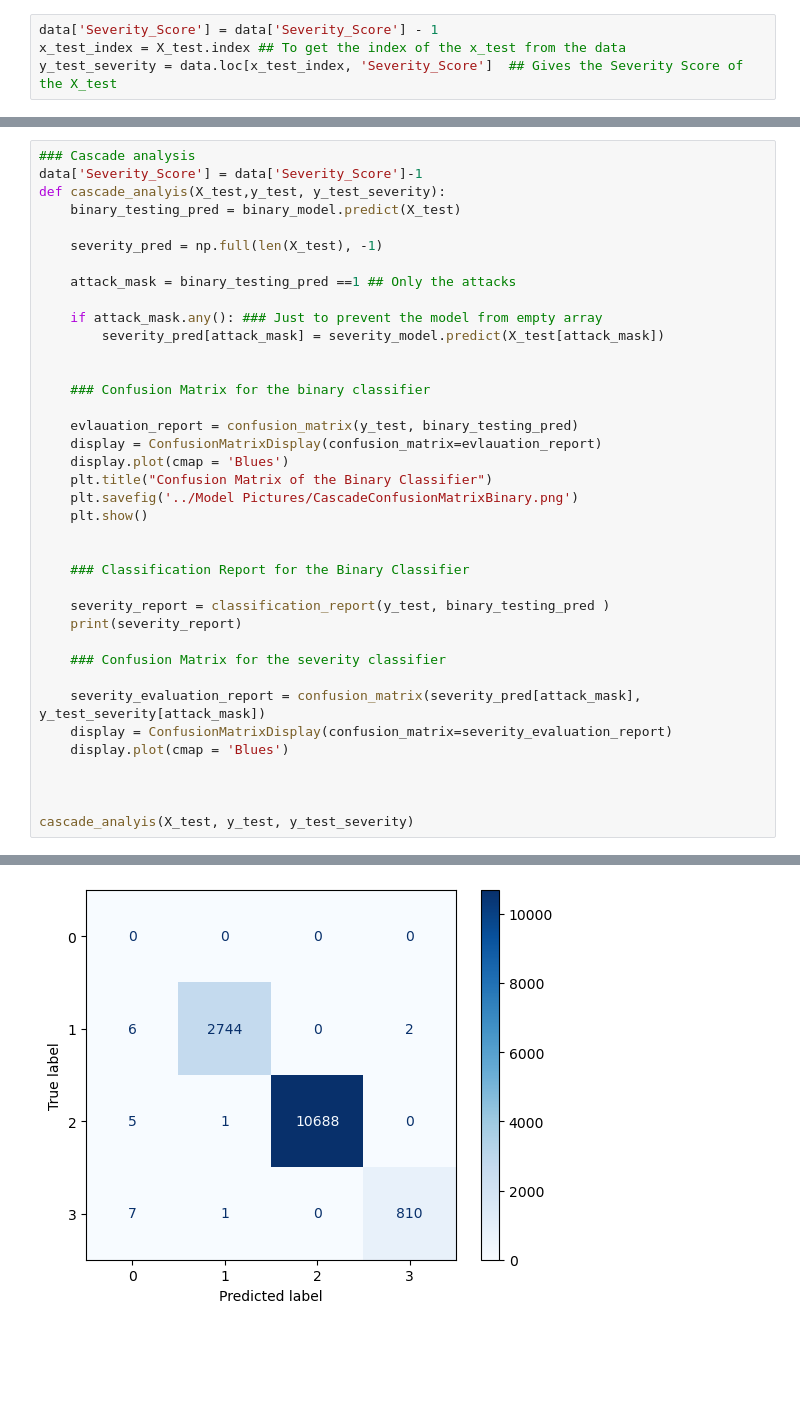
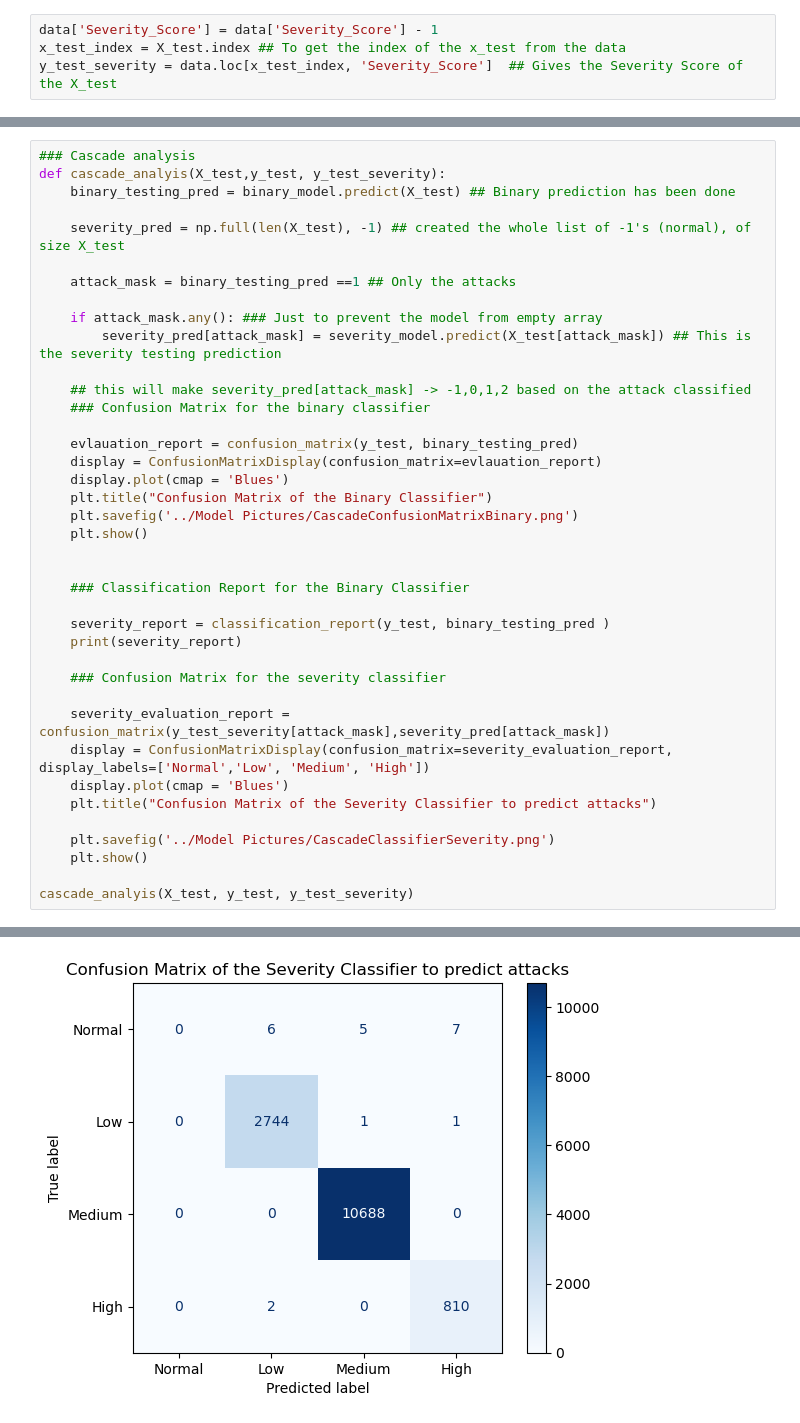
Before and after one commit to suzaladhikari/Network_Intrusion_Detector, a Jupyter notebook: cascadeclassifier/cascade.ipynb, the cells around one changed output, grey strips where cells are left out. Drawn from its saved outputs; the diff is of its cells as text; blank space fills up the shorter version.

Commit message:
the confusion matrix display image has been created for the severity classifier

```diff
--- a/cascadeclassifier/cascade.ipynb
+++ b/cascadeclassifier/cascade.ipynb
@@ -43,49 +47,50 @@ y_test_severity = data.loc[x_test_index, 'Severity_Score']  ## Gives the Severit
 # %%
 ### Cascade analysis
-data['Severity_Score'] = data['Severity_Score']-1
 def cascade_analyis(X_test,y_test, y_test_severity):
-    binary_testing_pred = binary_model.predict(X_test)
+    binary_testing_pred = binary_model.predict(X_test) ## Binary prediction has been done
 
-    severity_pred = np.full(len(X_test), -1)
+    severity_pred = np.full(len(X_test), -1) ## created the whole list of -1's (normal), of size X_test
 
     attack_mask = binary_testing_pred ==1 ## Only the attacks
 
     if attack_mask.any(): ### Just to prevent the model from empty array
-        severity_pred[attack_mask] = severity_model.predict(X_test[attack_mask])
+        severity_pred[attack_mask] = severity_model.predict(X_test[attack_mask]) ## This is the severity testing prediction
 
-
+    ## this will make severity_pred[attack_mask] -> -1,0,1,2 based on the attack classified
     ### Confusion Matrix for the binary classifier
 
     evlauation_report = confusion_matrix(y_test, binary_testing_pred)
     display = ConfusionMatrixDisplay(confusion_matrix=evlauation_report)
     display.plot(cmap = 'Blues')
     plt.title("Confusion Matrix of the Binary Classifier")
     plt.savefig('../Model Pictures/CascadeConfusionMatrixBinary.png')
     plt.show()
 
 
     ### Classification Report for the Binary Classifier
 
     severity_report = classification_report(y_test, binary_testing_pred )
     print(severity_report)
 
     ### Confusion Matrix for the severity classifier
 
-    severity_evaluation_report = confusion_matrix(severity_pred[attack_mask], y_test_severity[attack_mask])
-    display = ConfusionMatrixDisplay(confusion_matrix=severity_evaluation_report)
+    severity_evaluation_report = confusion_matrix(y_test_severity[attack_mask],severity_pred[attack_mask])
+    display = ConfusionMatrixDisplay(confusion_matrix=severity_evaluation_report, display_labels=['Normal','Low', 'Medium', 'High'])
     display.plot(cmap = 'Blues')
+    plt.title("Confusion Matrix of the Severity Classifier to predict attacks")
 
-
+    plt.savefig('../Model Pictures/CascadeClassifierSeverity.png')
+    plt.show()
 
 cascade_analyis(X_test, y_test, y_test_severity)
 # %% [output]
 [figure]
               precision    recall  f1-score   support
 
            0       1.00      1.00      1.00     15450
            1       1.00      1.00      1.00     14254
 
     accuracy                           1.00     29704
    macro avg       1.00      1.00      1.00     29704
 weighted avg       1.00      1.00      1.00     29704
-[figure, old version]
+[figure, new version]
```
Also changed, not shown: parts of 3 cells of this notebook, 1 other file.
